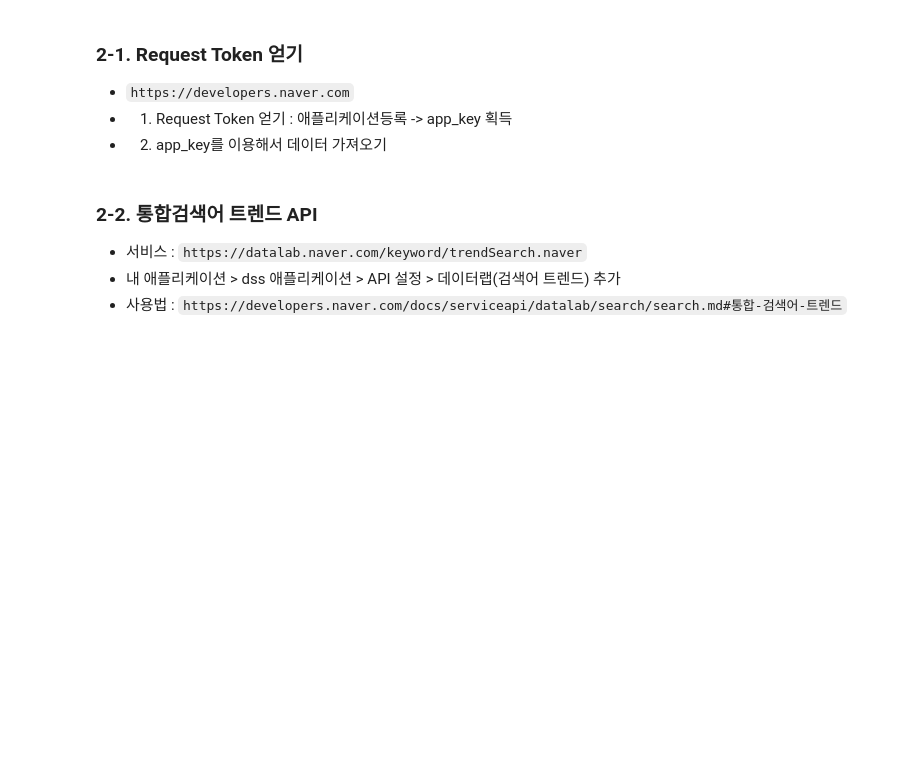
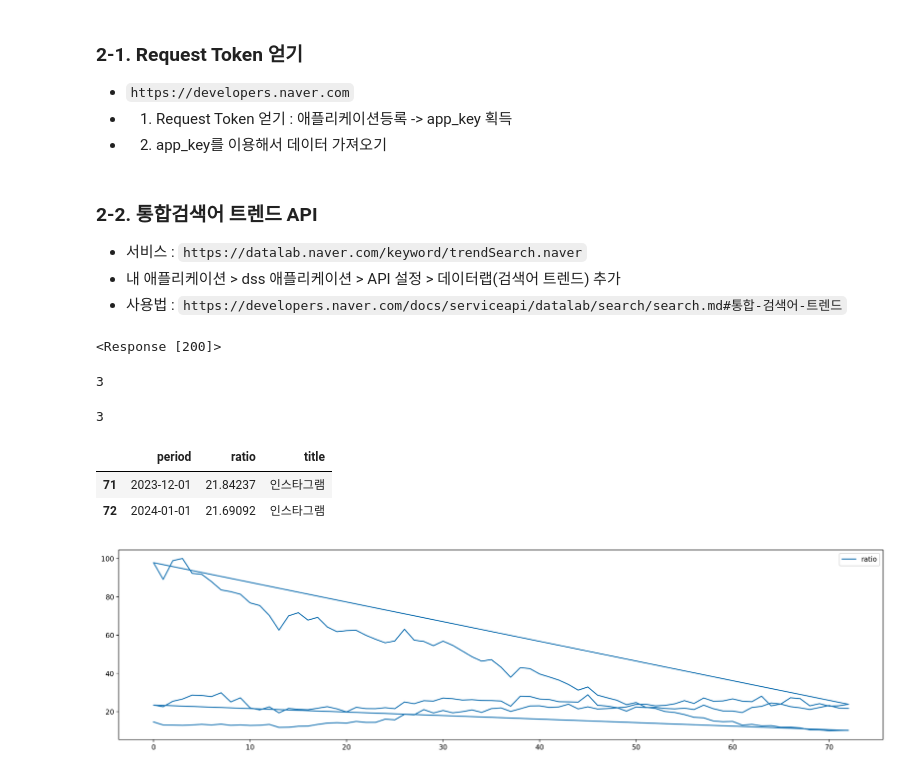
Before and after one commit to jmlee99/KT_aivle, a Jupyter notebook: 2024_Feb/Web/03_rest_api.ipynb, the cells around one changed output. Cells and saved outputs as stored; diff of their text form; code cells hidden in the pictures; blank space fills up the shorter version.

```diff
--- a/2024_Feb/Web/03_rest_api.ipynb
+++ b/2024_Feb/Web/03_rest_api.ipynb
@@ -74,3 +150,53 @@ texts
 - 서비스 : `https://datalab.naver.com/keyword/trendSearch.naver`
 - 내 애플리케이션 > dss 애플리케이션 > API 설정 > 데이터랩(검색어 트렌드) 추가
 - 사용법 : `https://developers.naver.com/docs/serviceapi/datalab/search/search.md#통합-검색어-트렌드`
+# %%
+# 1. App Key 얻기
+CLIENT_ID, CLIENT_SECRET= 'n1rjkJzxEMut5dwq55zn', 'ecR96UJo_t'
+
+# 2. document : url(params, headers)
+url = 'https://openapi.naver.com/v1/datalab/search'
+parmas = {
+    'startDate': '2018-01-01',
+    'endDate': '2024-03-01',
+    'timeUnit': 'month',
+    'keywordGroups' : [
+        {'groupName' : '트위터', 'keywords' : ['트위터', '트윗']},
+        {'groupName' : '페이스북', 'keywords' : ['페이스북', '페북']},
+        {'groupName' : '인스타그램', 'keywords' : ['인스타그램','인스타']},
+    ],
+}
+
+headers = {
+    'X-Naver-Client-Id' : CLIENT_ID,
+    'X-Naver-Client-Secret' : CLIENT_SECRET,
+    'Content-Type' : 'application/json'
+}
+
+# 3. request(url:params, headers) > response : json(str)
+response = requests.post(url, json.dumps(params), headers = headers)
+response
+# %% [output]
+<Response [200]>
+# %%
+# 4. json(str) > list,dict : DataFrame
+data = response.json()['results']
+len(data) # 주제어가 3개
+# %% [output]
+3
+# %%
+dfs = []
+for row in data:
+    df = pd.DataFrame(row['data'])
+    df['title'] = row['title']
+    dfs.append(df)
+len(dfs)
+# %% [output]
+3
+# %%
+result = pd.concat(dfs)
+result.tail(2)
+# %% [output]
+|  | period | ratio | title |
+| 71 | 2023-12-01 | 21.84237 | 인스타그램 |
+| 72 | 2024-01-01 | 21.69092 | 인스타그램 |
@@ -76,0 +208,6 @@ texts
+# %%
+result.plot(figsize=(20, 5))
+plt.legend(loc=0)
+plt.show()
+# %% [output]
+[figure, added]
```
Also changed, not shown: parts of 13 cells of this notebook, 2 other files.
